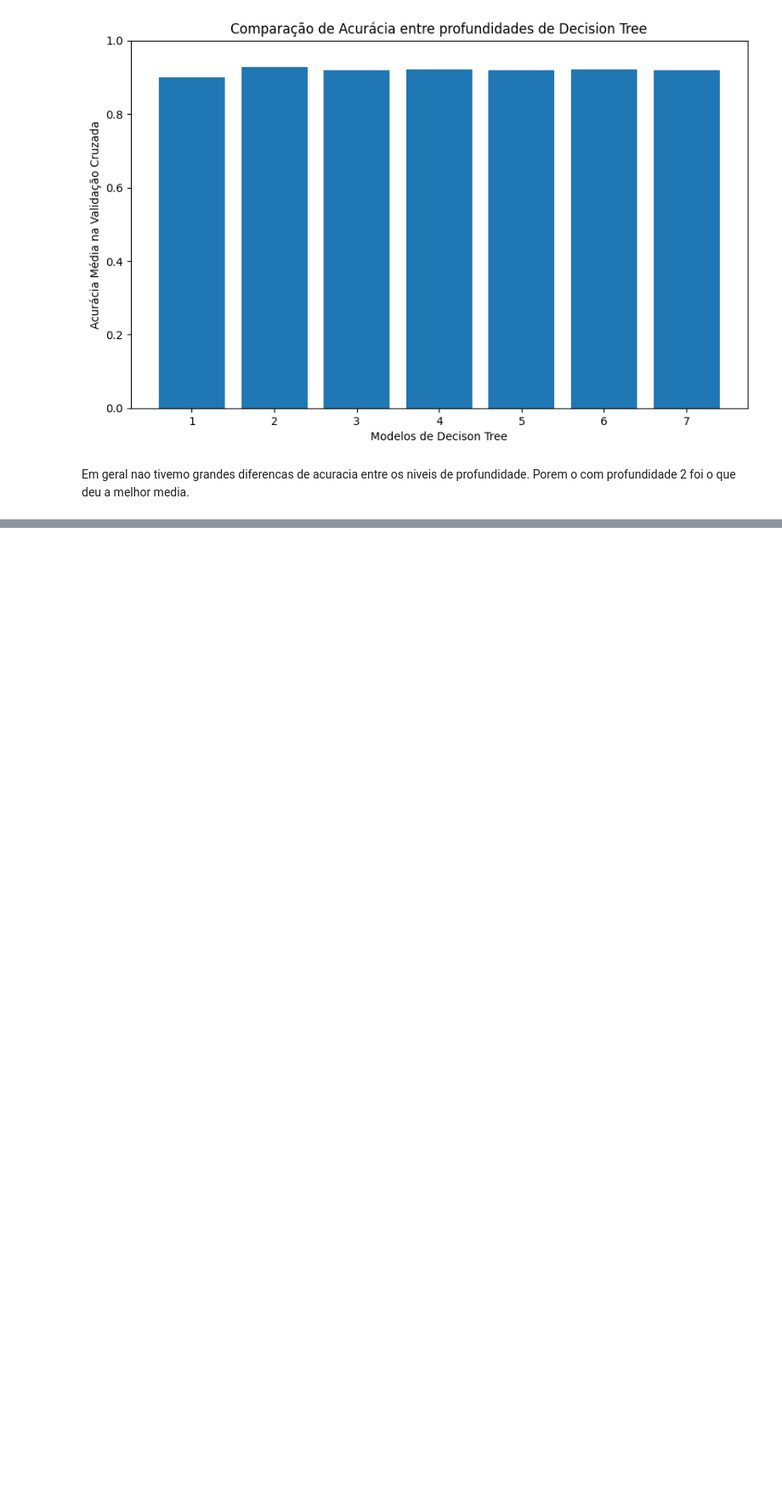
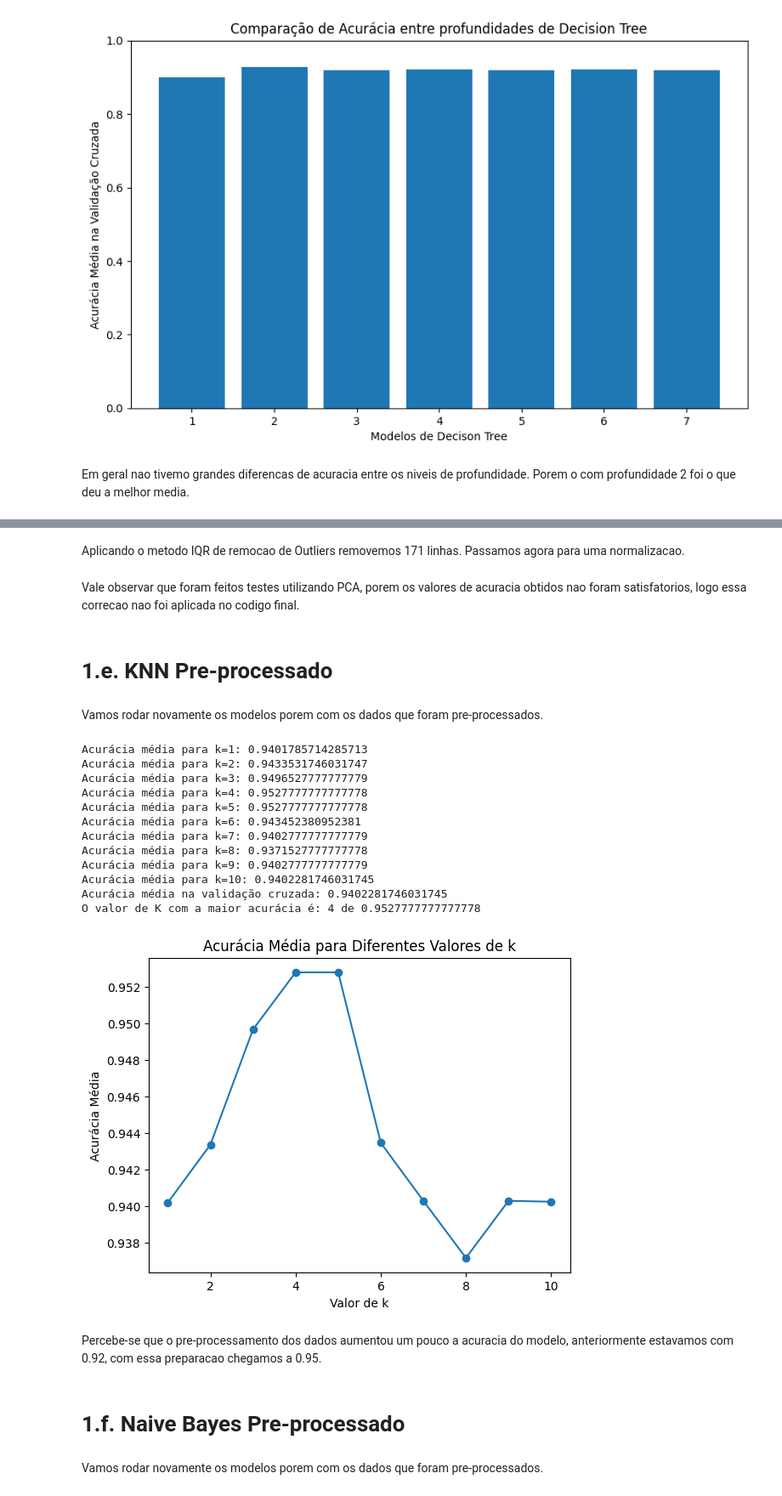
Before and after one commit to glaucofilho/CEDS808, a Jupyter notebook: Tarefas/Aula04/main.ipynb, the cells around one changed output, grey strips where cells are left out. Shown at 85% size. Drawn from its saved outputs; the diff is of its cells as text; code cells hidden in the pictures; blank space fills up the shorter version.

```diff
--- a/Tarefas/Aula04/main.ipynb
+++ b/Tarefas/Aula04/main.ipynb
@@ -78,7 +88,7 @@ import numpy as np  # Importe numpy para usar a função ravel
 
 # Listas para armazenar os resultados
 k_values = list(range(1, 11))
-accuracy_values = []
+KNN_accuracy_values = []
 
 # Variação do valor de k de 1 a 10
 for k_value in k_values:
@@ -90,21 +100,21 @@ for k_value in k_values:
 
     # Calculando a acurácia média para o valor atual de k
     accuracy = cross_val_scores.mean()
-    accuracy_values.append(accuracy)
+    KNN_accuracy_values.append(accuracy)
 
     # Exibindo a acurácia média para k
     print(f'Acurácia média para k={k_value}: {accuracy}')
 
 # Exibindo a acurácia média durante a validação cruzada
 print(f'Acurácia média na validação cruzada: {cross_val_scores.mean()}')
-max_accuracy= accuracy_values.index(max(accuracy_values))
+max_accuracy= KNN_accuracy_values.index(max(KNN_accuracy_values))
 best_k = k_values[max_accuracy]
-best_accuracy = max(accuracy_values)
+best_accuracy = max(KNN_accuracy_values)
 
 print(f"O valor de K com a maior acurácia é: {best_k} de {best_accuracy}")
 
 # Criando o gráfico
-plt.plot(k_values, accuracy_values, marker='o')
+plt.plot(k_values, KNN_accuracy_values, marker='o')
 plt.title('Acurácia Média para Diferentes Valores de k')
 plt.xlabel('Valor de k')
 plt.ylabel('Acurácia Média')
@@ -286,0 +350,68 @@ Em geral nao tivemo grandes diferencas de acuracia entre os niveis de profundida
+# %% [markdown]
+Aplicando o metodo IQR de remocao de Outliers removemos 171 linhas. Passamos agora para uma normalizacao.
+# %%
+scaler = MinMaxScaler()
+X_no_out_norma = scaler.fit_transform(X_no_out)
+# %% [markdown]
+Vale observar que foram feitos testes utilizando PCA, porem os valores de acuracia obtidos nao foram satisfatorios, logo essa correcao nao foi aplicada no codigo final.
+# %% [markdown]
+# <a id="preknn"></a> 1.e. KNN Pre-processado
+# %% [markdown]
+Vamos rodar novamente os modelos porem com os dados que foram pre-processados.
+# %%
+# Dividindo o conjunto de dados em treinamento e teste
+X_train, X_test, y_train, y_test = train_test_split(X_no_out_norma, y_no_out, test_size=0.2, random_state=42)
+
+# Listas para armazenar os resultados
+k_values = list(range(1, 11))
+PRE_KNN_accuracy_values = []
+
+# Variação do valor de k de 1 a 10
+for k_value in k_values:
+    # Criando o modelo KNN
+    knn_model = KNeighborsClassifier(n_neighbors=k_value)
+
+    # Aplicando validação cruzada
+    cross_val_scores = cross_val_score(knn_model, X_train, np.ravel(y_train), cv=5)
+
+    # Calculando a acurácia média para o valor atual de k
+    accuracy = cross_val_scores.mean()
+    PRE_KNN_accuracy_values.append(accuracy)
+
+    # Exibindo a acurácia média para k
+    print(f'Acurácia média para k={k_value}: {accuracy}')
+
+# Exibindo a acurácia média durante a validação cruzada
+print(f'Acurácia média na validação cruzada: {cross_val_scores.mean()}')
+max_accuracy= PRE_KNN_accuracy_values.index(max(PRE_KNN_accuracy_values))
+best_k = k_values[max_accuracy]
+best_accuracy = max(PRE_KNN_accuracy_values)
+
+print(f"O valor de K com a maior acurácia é: {best_k} de {best_accuracy}")
+
+# Criando o gráfico
+plt.plot(k_values, PRE_KNN_accuracy_values, marker='o')
+plt.title('Acurácia Média para Diferentes Valores de k')
+plt.xlabel('Valor de k')
+plt.ylabel('Acurácia Média')
+plt.show()
+# %% [output]
+Acurácia média para k=1: 0.9401785714285713
+Acurácia média para k=2: 0.9433531746031747
+Acurácia média para k=3: 0.9496527777777779
+Acurácia média para k=4: 0.9527777777777778
+Acurácia média para k=5: 0.9527777777777778
+Acurácia média para k=6: 0.943452380952381
+Acurácia média para k=7: 0.9402777777777779
+Acurácia média para k=8: 0.9371527777777778
+Acurácia média para k=9: 0.9402777777777779
+Acurácia média para k=10: 0.9402281746031745
+Acurácia média na validação cruzada: 0.9402281746031745
+O valor de K com a maior acurácia é: 4 de 0.9527777777777778
+[figure, added]
+# %% [markdown]
+Percebe-se que o pre-processamento dos dados aumentou um pouco a acuracia do modelo, anteriormente estavamos com 0.92, com essa preparacao chegamos a 0.95.
+# %% [markdown]
+# <a id="prenaive"></a> 1.f. Naive  Bayes Pre-processado
+# %% [markdown]
+Vamos rodar novamente os modelos porem com os dados que foram pre-processados.
```
Also changed, not shown: parts of 24 cells of this notebook, 2 other files.
